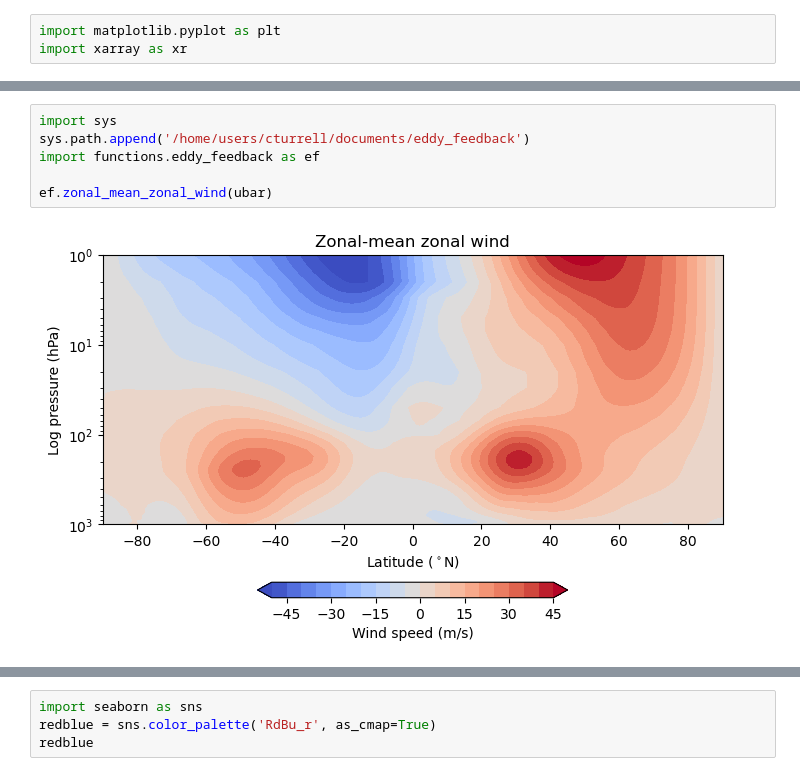
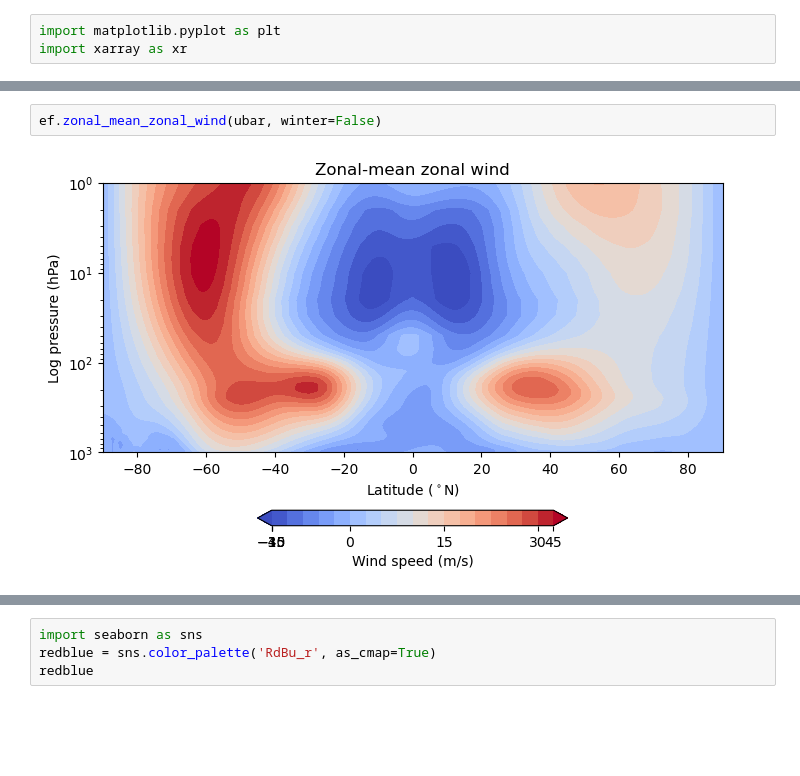
Before and after one commit to Caturrell/eddy_feedback, a Jupyter notebook: EPflux/zonal_wind.ipynb, the cells around one changed output, grey strips where cells are left out. Drawn from its saved outputs; the diff is of its cells as text; blank space fills up the shorter version.

```diff
--- a/EPflux/zonal_wind.ipynb
+++ b/EPflux/zonal_wind.ipynb
@@ -34,9 +51,5 @@ Coordinates:
-# %%
-import sys
-sys.path.append('/home/users/cturrell/documents/eddy_feedback')
-import functions.eddy_feedback as ef
-
-ef.zonal_mean_zonal_wind(ubar)
-# %% [output]
-[figure, removed]
+# %%
+ef.zonal_mean_zonal_wind(ubar, winter=False)
+# %% [output]
+[figure, added]
 # %%
```
Also changed, not shown: parts of 13 cells of this notebook, 7 other files.
